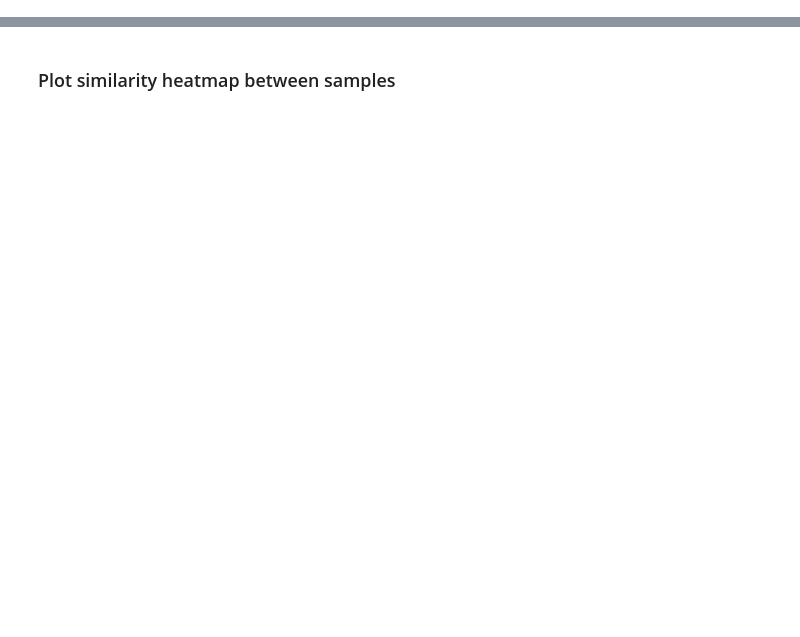
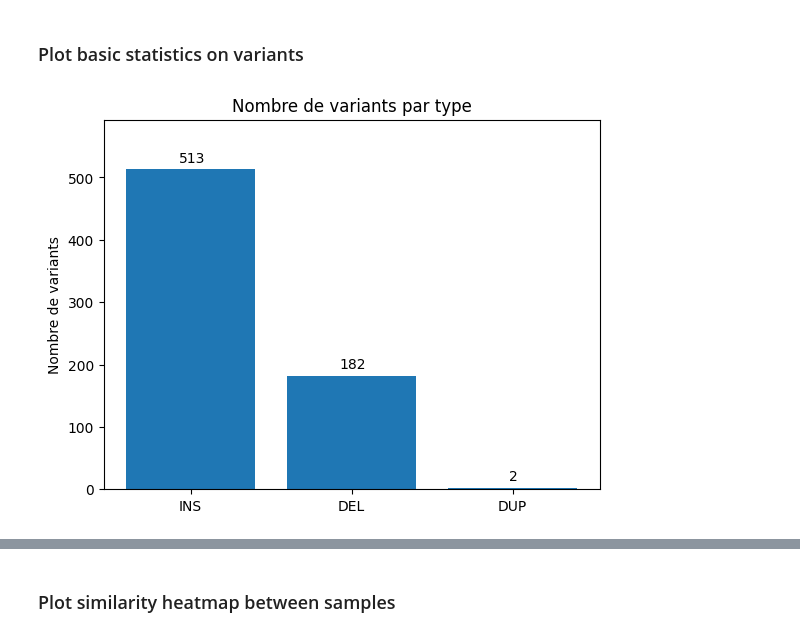
Before and after one commit to Tara-Guillorit/TP-BILL, a Jupyter notebook: analyse.ipynb, the cells around one changed output, grey strips where cells are left out. Cells and saved outputs as stored; diff of their text form; code cells hidden in the pictures; blank space fills up the shorter version.

```diff
--- a/analyse.ipynb
+++ b/analyse.ipynb
@@ -22,3 +22,14 @@ except FileNotFoundError:
             outfile.write(modified_contents)
 
     data = [parse_vcf(f'data-p90/P90-{i}.trimed1000.sv_sniffles.fixed.vcf') for i in range(1, 11)]
+# %% [markdown]
+### Plot basic statistics on variants
+# %%
+all_variant = sum(data, [])
+heat_group = sum([data[i] for i in range(0, 4)], [])
+cold_group = sum([data[i] for i in range(4, 10)], [])
+
+type_counts_all = stats.count_by_type(all_variant)
+stats.plot_count_by_type(type_counts_all)
+# %% [output]
+[figure, added]
```
Also changed, not shown: parts of 3 cells of this notebook, 1 other file.
